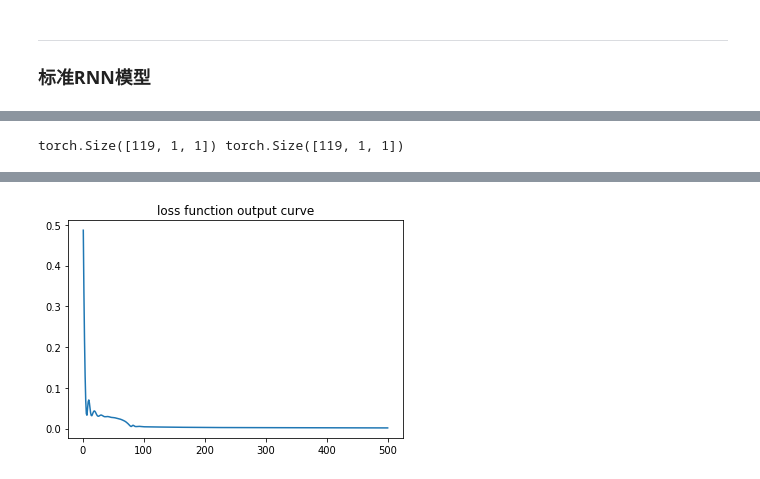
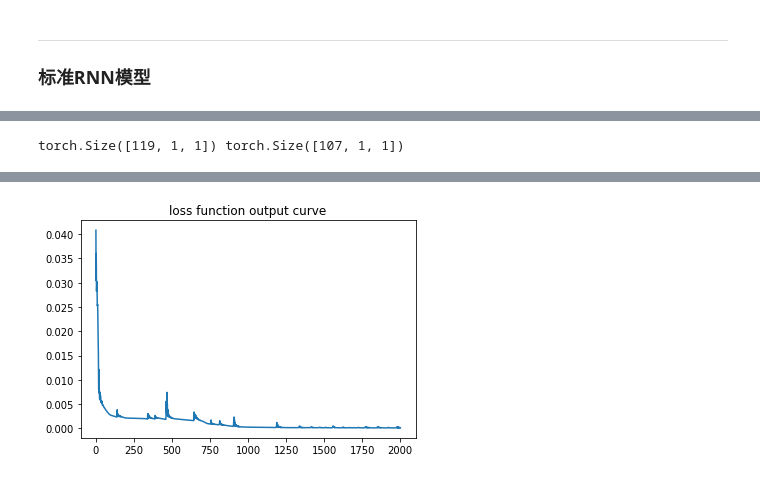
Before and after one commit to Elin24/learning_pyTorch_with_SherlockLiao, a Jupyter notebook: Chapter_5/sequencePrediction/rnn.ipynb, the cells around one changed output, grey strips where cells are left out. Cells and saved outputs as stored; diff of their text form; code cells hidden in the pictures.

```diff
--- a/Chapter_5/sequencePrediction/rnn.ipynb
+++ b/Chapter_5/sequencePrediction/rnn.ipynb
@@ -39,6 +39,7 @@ class rnnModel(nn.Module) :
 
     def forward(self, x) :
         out, _ = self.rnnLayer(x)
+        out = out[12:]
         out = self.fcLayer(out)
         return out
 
@@ -62,15 +63,15 @@ def create_dataset(dataset) :
     return torch.from_numpy(data)
 
 trainX = create_dataset(train[:-1])
-trainY = create_dataset(train[1:])
+trainY = create_dataset(train[1:])[12:]
 print(trainX.shape, trainY.shape)
 # %% [output]
-torch.Size([119, 1, 1]) torch.Size([119, 1, 1])
+torch.Size([119, 1, 1]) torch.Size([107, 1, 1])
 # %%
 %%time
 
 # 训练RNN模型
-frq, sec = 500, 50
+frq, sec = 2000, 200
 loss_set = []
 for e in range(1, frq + 1) :
     inputs = cudAvl(Variable(trainX))
@@ -86,7 +87,7 @@ for e in range(1, frq + 1) :
     print_loss = loss.data[0]
     loss_set.append((e, print_loss))
     if e % sec == 0 :
-        print('Epoch[{}/{}], loss = {:.5f}'.format(e // sec, sec, print_loss))
+        print('Epoch[{}/{}], loss = {:.5f}'.format(e, frq, print_loss))
 
 # 作损失函数图像
 pltX = np.array([loss[0] for loss in loss_set])
@@ -108 +109 @@ Epoch[10/50], loss = 0.00177
-[figure, old version]
+[figure, new version]
```
Also changed, not shown: parts of 5 cells of this notebook, 4 other files.
